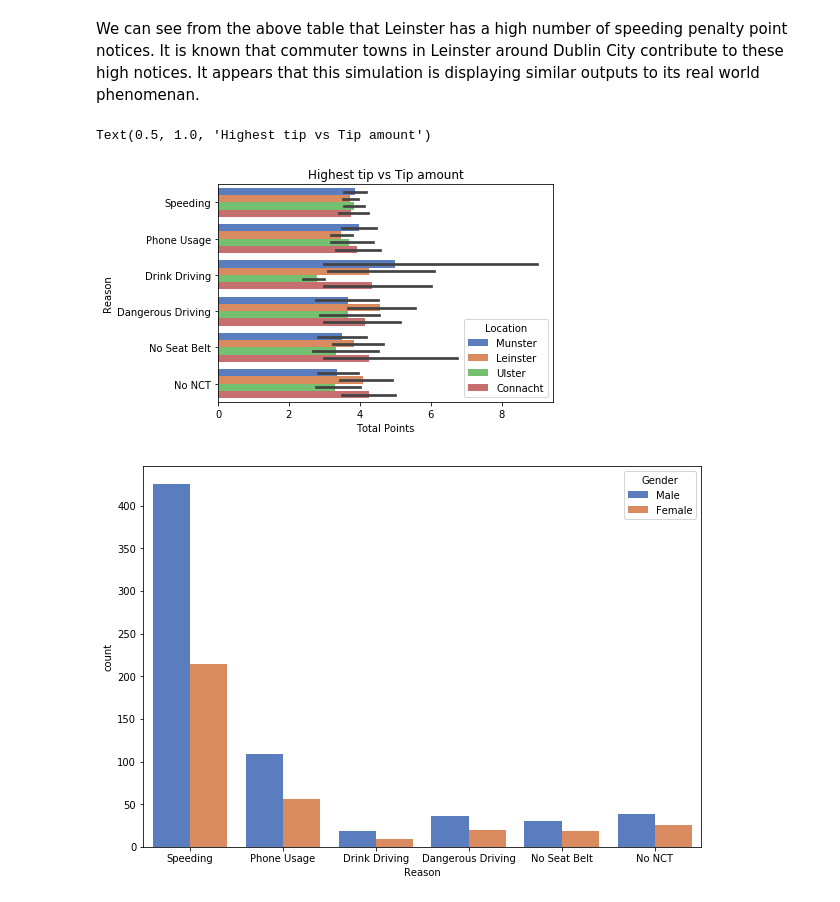
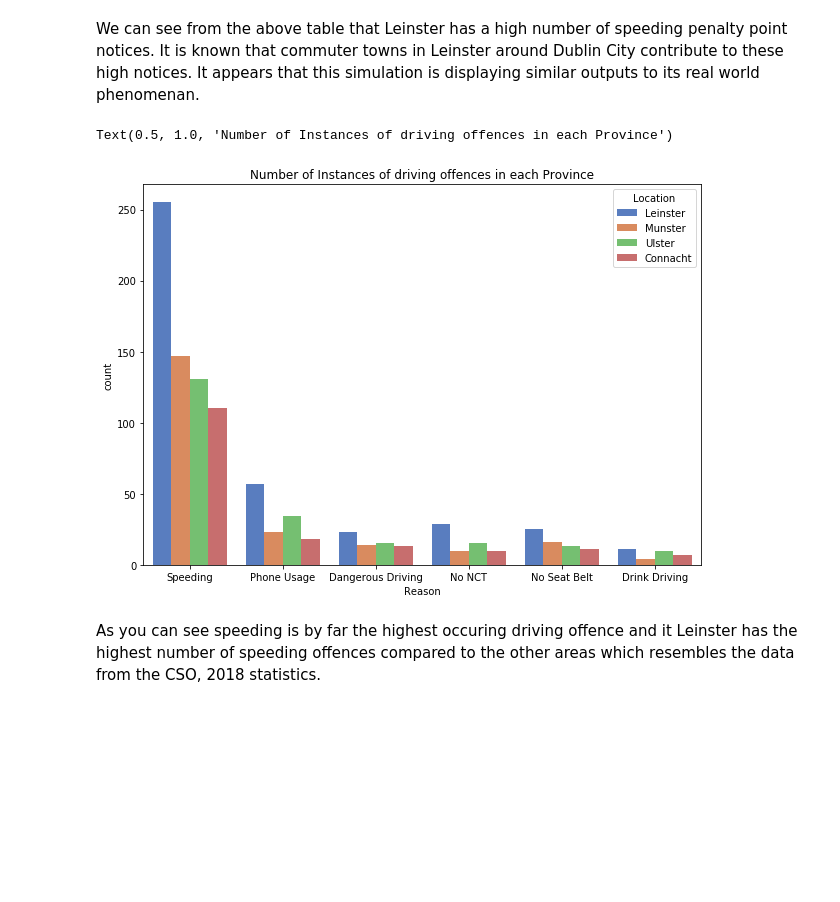
Before and after one commit to kevindooley/Simulated-Dataset, a Jupyter notebook: Simulation of Dataset.ipynb, the cells around one changed output. Drawn from its saved outputs; the diff is of its cells as text; code cells hidden in the pictures; blank space fills up the shorter version.

```diff
--- a/Simulation of Dataset.ipynb
+++ b/Simulation of Dataset.ipynb
@@ -424,15 +448,12 @@ dtype: int64
 # %% [markdown]
 We can see from the above table that Leinster has a high number of speeding penalty point notices. It is known that commuter towns in Leinster around Dublin City contribute to these high notices. It appears that this simulation is displaying similar outputs to its real world phenomenan.
 # %%
-#bar chart showing
-x = sns.barplot("Total Points", y="Reason", hue="Location", data=df, palette="muted")
-x.set_title("Highest tip vs Tip amount") # set title
+plt.figure(figsize = (10, 7)) #plot size
+#bar chart showing gender
+x = sns.countplot("Reason", hue="Location", data=df, palette="muted")
+x.set_title("Number of Instances of driving offences in each Province") # set title
 # %% [output]
-Text(0.5, 1.0, 'Highest tip vs Tip amount')
+Text(0.5, 1.0, 'Number of Instances of driving offences in each Province')
-[figure, old version]
+[figure, new version]
-# %%
-plt.figure(figsize = (10, 7)) #plot size
-sns.countplot("Reason",hue="Gender", data=df, palette="muted")
-plt.show()
-# %% [output]
-[figure, removed]
+# %% [markdown]
+As you can see speeding is by far the highest occuring driving offence and it Leinster has the highest number of speeding offences compared to the other areas which resembles the data from the CSO, 2018 statistics.
```
Also changed, not shown: parts of 40 cells of this notebook, 15 other files.
